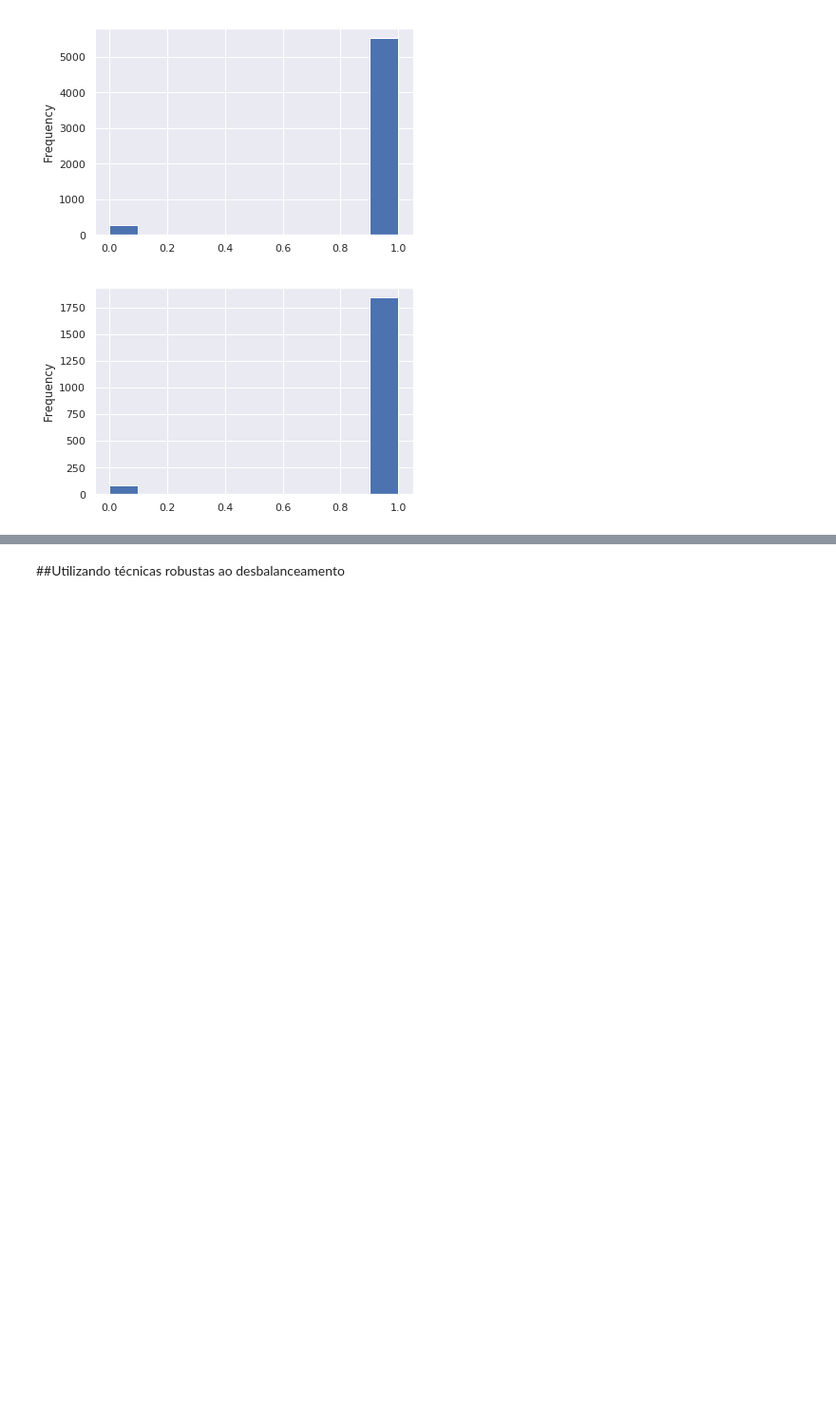
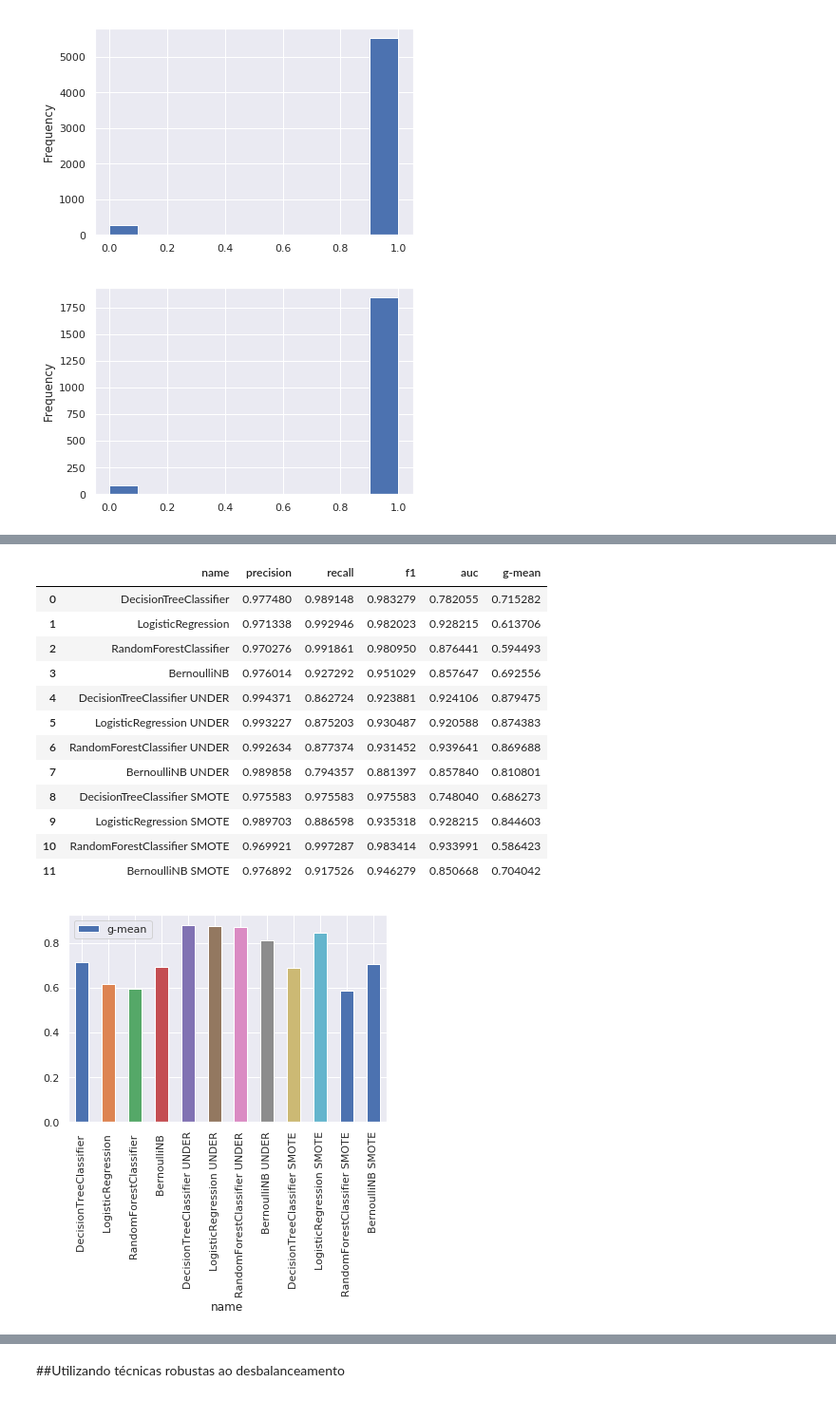
Before and after one commit to tmedeirosb/modelo_ifrn_integrado, a Jupyter notebook: PAPER_EXPERT_2.ipynb, the cells around one changed output, grey strips where cells are left out. Shown at 95% size. Drawn from its saved outputs; the diff is of its cells as text; code cells hidden in the pictures; blank space fills up the shorter version.

```diff
--- a/PAPER_EXPERT_2.ipynb
+++ b/PAPER_EXPERT_2.ipynb
@@ -683,0 +703,24 @@ G-mean
+# %%
+#comparando todos os modelos
+#all_models = models_sem + models_under + models_smote
+#plot_comp_models(all_models)
+
+results.plot.bar(x='name', y='g-mean', rot=90)
+results.plot.bar(x='name', y='auc', rot=90)
+
+results
+# %% [output]
+|  | name | precision | recall | f1 | auc | g-mean |
+| 0 | DecisionTreeClassifier | 0.977480 | 0.989148 | 0.983279 | 0.782055 | 0.715282 |
+| 1 | LogisticRegression | 0.971338 | 0.992946 | 0.982023 | 0.928215 | 0.613706 |
+| 2 | RandomForestClassifier | 0.970276 | 0.991861 | 0.980950 | 0.876441 | 0.594493 |
+| 3 | BernoulliNB | 0.976014 | 0.927292 | 0.951029 | 0.857647 | 0.692556 |
+| 4 | DecisionTreeClassifier UNDER | 0.994371 | 0.862724 | 0.923881 | 0.924106 | 0.879475 |
+| 5 | LogisticRegression UNDER | 0.993227 | 0.875203 | 0.930487 | 0.920588 | 0.874383 |
+| 6 | RandomForestClassifier UNDER | 0.992634 | 0.877374 | 0.931452 | 0.939641 | 0.869688 |
+| 7 | BernoulliNB UNDER | 0.989858 | 0.794357 | 0.881397 | 0.857840 | 0.810801 |
+| 8 | DecisionTreeClassifier SMOTE | 0.975583 | 0.975583 | 0.975583 | 0.748040 | 0.686273 |
+| 9 | LogisticRegression SMOTE | 0.989703 | 0.886598 | 0.935318 | 0.928215 | 0.844603 |
+| 10 | RandomForestClassifier SMOTE | 0.969921 | 0.997287 | 0.983414 | 0.933991 | 0.586423 |
+| 11 | BernoulliNB SMOTE | 0.976892 | 0.917526 | 0.946279 | 0.850668 | 0.704042 |
+[figure, added]
```
Also changed, not shown: parts of 31 cells of this notebook.
